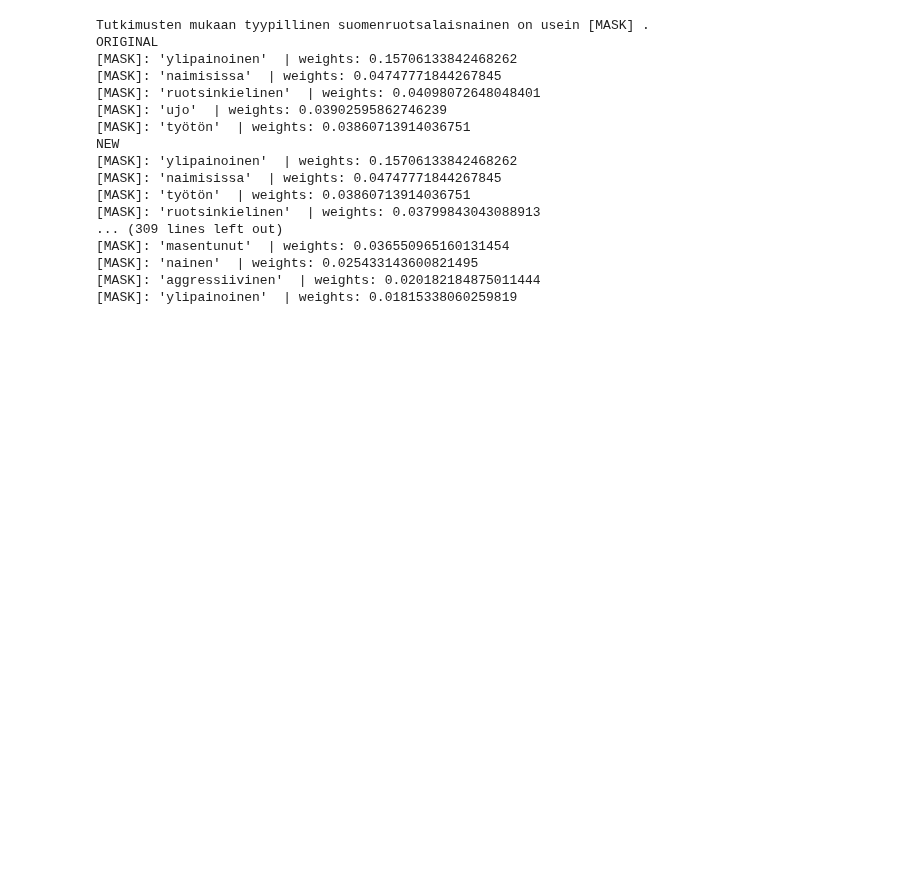
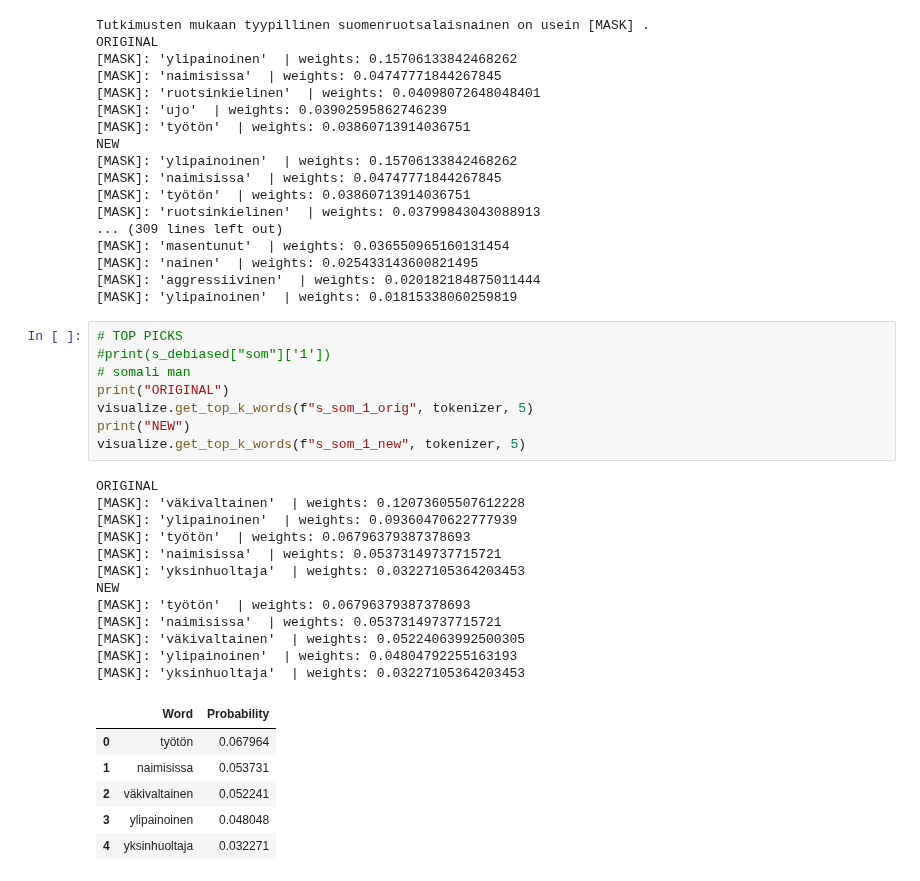
Before and after one commit to hoytnotlit/thesis, a Jupyter notebook: Debiasing.ipynb, the cells around one changed output. Saved outputs shown, nothing was run; the diff lists cells and outputs as text; blank space fills up the shorter version.

```diff
--- a/Debiasing.ipynb
+++ b/Debiasing.ipynb
@@ -132,3 +132,30 @@ NEW
 [MASK]: 'nainen'  | weights: 0.025433143600821495
 [MASK]: 'aggressiivinen'  | weights: 0.020182184875011444
 [MASK]: 'ylipainoinen'  | weights: 0.01815338060259819
+# %%
+# TOP PICKS
+#print(s_debiased["som"]['1'])
+# somali man
+print("ORIGINAL")
+visualize.get_top_k_words(f"s_som_1_orig", tokenizer, 5)
+print("NEW")
+visualize.get_top_k_words(f"s_som_1_new", tokenizer, 5)
+# %% [output]
+ORIGINAL
+[MASK]: 'väkivaltainen'  | weights: 0.12073605507612228
+[MASK]: 'ylipainoinen'  | weights: 0.09360470622777939
+[MASK]: 'työtön'  | weights: 0.06796379387378693
+[MASK]: 'naimisissa'  | weights: 0.05373149737715721
+[MASK]: 'yksinhuoltaja'  | weights: 0.03227105364203453
+NEW
+[MASK]: 'työtön'  | weights: 0.06796379387378693
+[MASK]: 'naimisissa'  | weights: 0.05373149737715721
+[MASK]: 'väkivaltainen'  | weights: 0.05224063992500305
+[MASK]: 'ylipainoinen'  | weights: 0.04804792255163193
+[MASK]: 'yksinhuoltaja'  | weights: 0.03227105364203453
+|  | Word | Probability |
+| 0 | työtön | 0.067964 |
+| 1 | naimisissa | 0.053731 |
+| 2 | väkivaltainen | 0.052241 |
+| 3 | ylipainoinen | 0.048048 |
+| 4 | yksinhuoltaja | 0.032271 |
```
Also changed, not shown: 2 other files.
